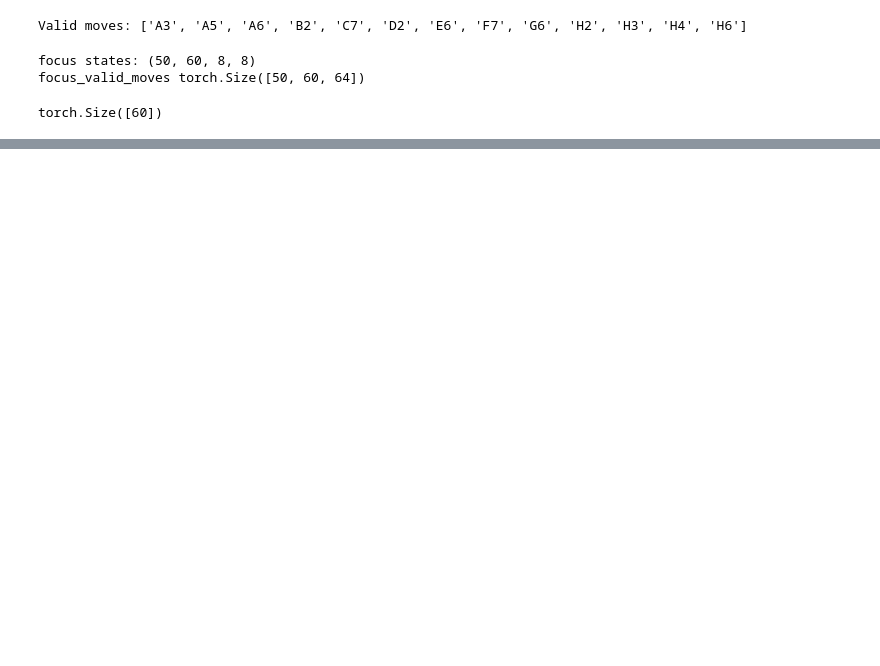
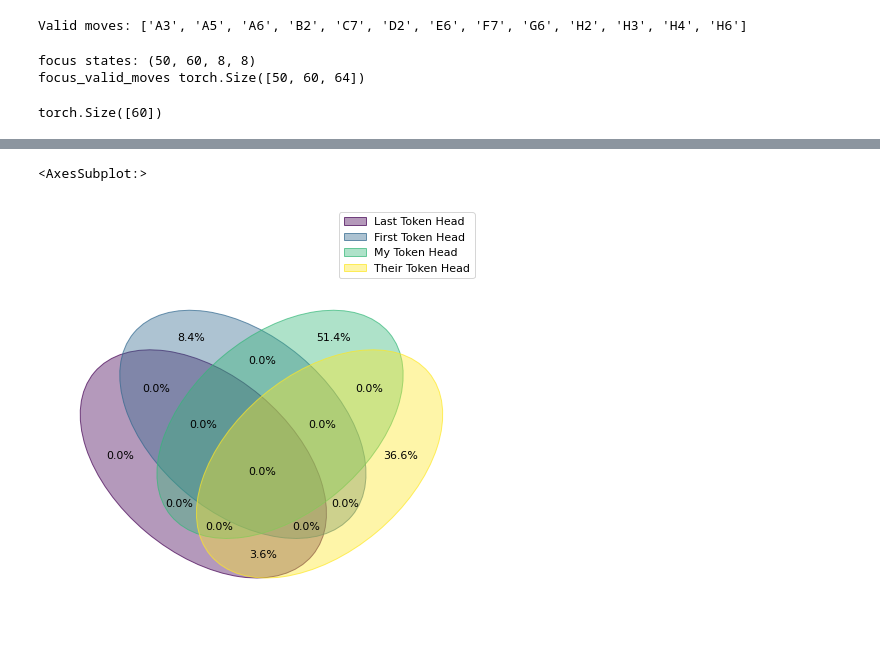
Before and after one commit to DeanHazineh/Emergent-World-Representations-Othello, a Jupyter notebook: dev_code2/view_attention_patterns.ipynb, the cells around one changed output, grey strips where cells are left out. Saved outputs shown, nothing was run; the diff lists cells and outputs as text; code cells hidden in the pictures; blank space fills up the shorter version.

```diff
--- a/dev_code2/view_attention_patterns.ipynb
+++ b/dev_code2/view_attention_patterns.ipynb
@@ -271,0 +398,12 @@ cv.attention.attention_patterns(tokens=int_to_label(sample_game), attention=atte
+# %%
+from venn import venn
+circuit_data = {
+    "Last Token Head": ltd,
+    "First Token Head": ftd,
+    "My Token Head": mtd,
+    "Their Token Head": ttd
+}
+venn(circuit_data, fmt="{percentage:.1f}%", fontsize=11)
+# %% [output]
+<AxesSubplot:>
+[figure, added]
```
Also changed, not shown: parts of 20 cells of this notebook.
